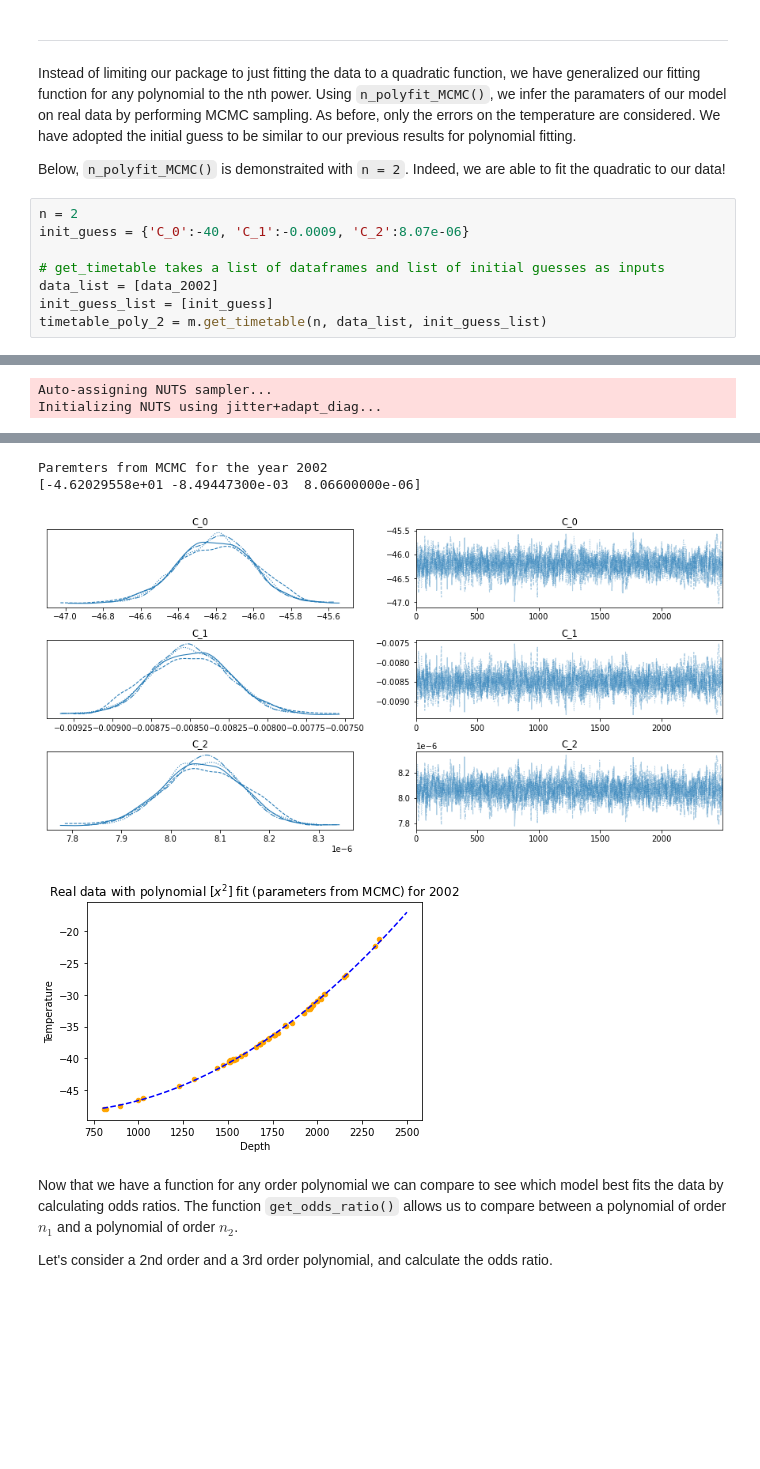
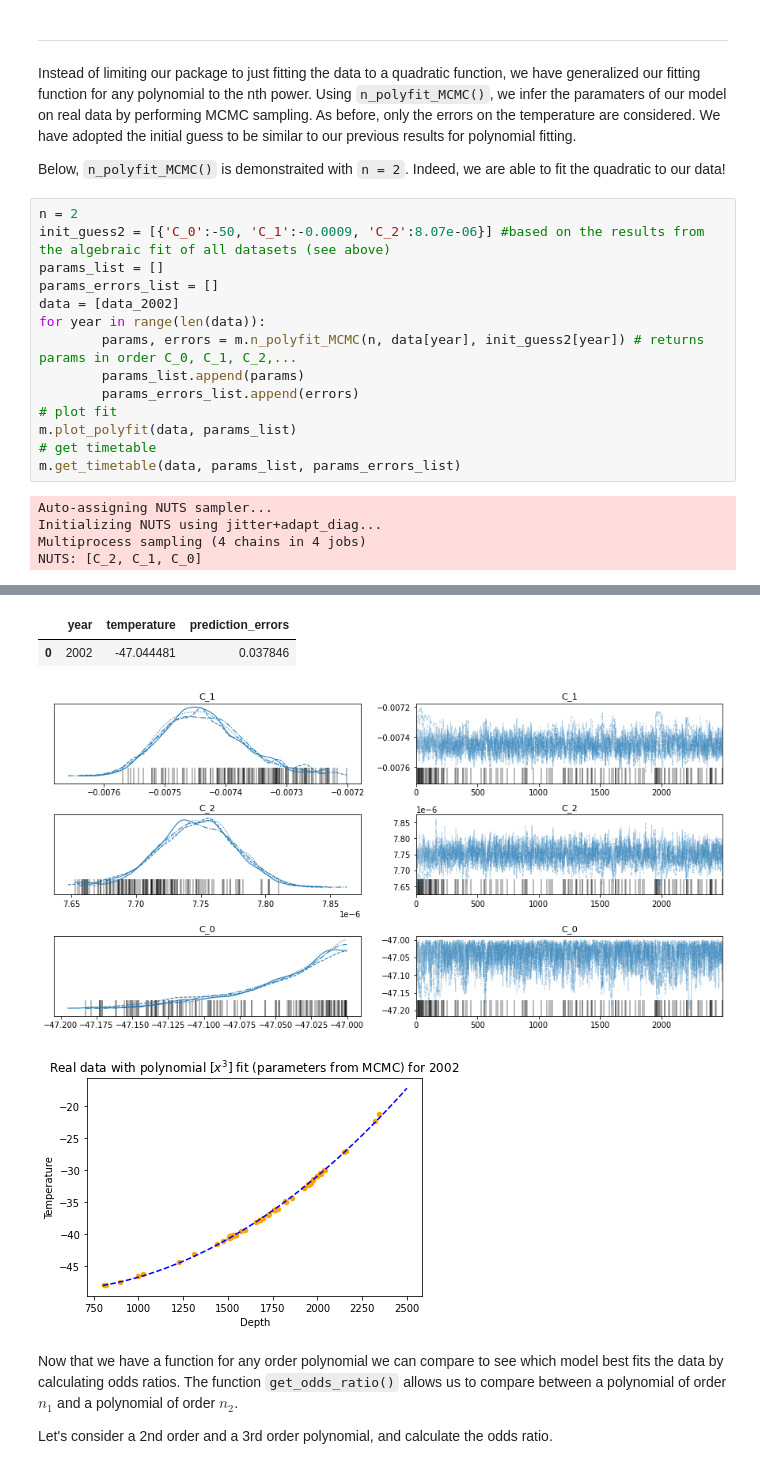
Before and after one commit to phys201/icetemp, a Jupyter notebook: tutorial.ipynb, the cells around one changed output, grey strips where cells are left out. Cells and saved outputs as stored; diff of their text form; blank space fills up the shorter version.

```diff
--- a/tutorial.ipynb
+++ b/tutorial.ipynb
@@ -234,13 +234,21 @@ Instead of limiting our package to just fitting the data to a quadratic function
 Below, `n_polyfit_MCMC()` is demonstraited with `n = 2`. Indeed, we are able to fit the quadratic to our data!
 # %%
 n = 2
-init_guess = {'C_0':-40, 'C_1':-0.0009, 'C_2':8.07e-06}
-
-# get_timetable takes a list of dataframes and list of initial guesses as inputs
-data_list = [data_2002]
-init_guess_list = [init_guess]
-timetable_poly_2 = m.get_timetable(n, data_list, init_guess_list)
+init_guess2 = [{'C_0':-50, 'C_1':-0.0009, 'C_2':8.07e-06}] #based on the results from the algebraic fit of all datasets (see above)
+params_list = []
+params_errors_list = []
+data = [data_2002]
+for year in range(len(data)):
+        params, errors = m.n_polyfit_MCMC(n, data[year], init_guess2[year]) # returns params in order C_0, C_1, C_2,...
+        params_list.append(params)
+        params_errors_list.append(errors)
+# plot fit
+m.plot_polyfit(data, params_list)
+# get timetable
+m.get_timetable(data, params_list, params_errors_list)
 # %% [output]
+Auto-assigning NUTS sampler...
+Initializing NUTS using jitter+adapt_diag...
+Multiprocess sampling (4 chains in 4 jobs)
+NUTS: [C_2, C_1, C_0]
 [interactive output not drawn]
-Auto-assigning NUTS sampler...
-Initializing NUTS using jitter+adapt_diag...
@@ -252,6 +265,6 @@ The number of effective samples is smaller than 25% for some parameters.
-Paremters from MCMC for the year 2002
-[-4.62029558e+01 -8.49447300e-03  8.06600000e-06]
+|  | year | temperature | prediction_errors |
+| 0 | 2002 | -47.044481 | 0.037846 |
-[figure, old version]
+[figure, new version]
 [figure]
 # %% [markdown]
 Now that we have a function for any order polynomial we can compare to see which model best fits the data by calculating odds ratios. The function `get_odds_ratio()` allows us to compare between a polynomial of order $n_1$ and a polynomial of order $n_2$.
```
Also changed, not shown: parts of 1 cell of this notebook.
